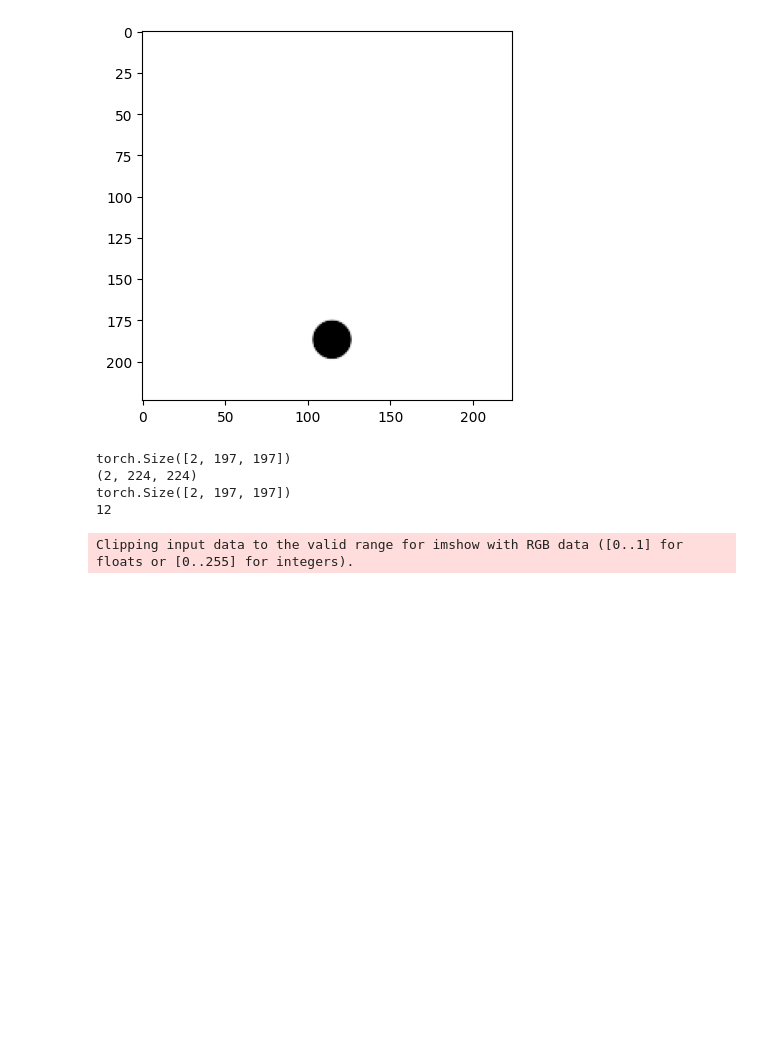
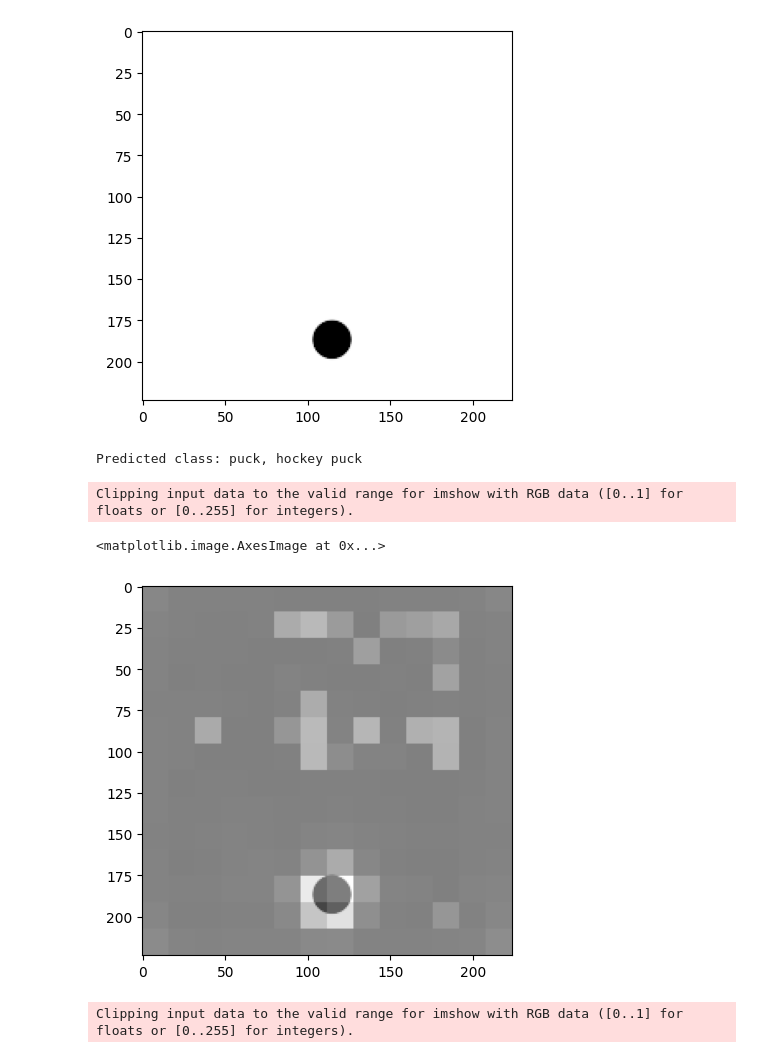
Before and after one commit to Bharat-Goyal/Numerosity-ViT, a Jupyter notebook: VIT_inference.ipynb, the cells around one changed output. Saved outputs shown, nothing was run; the diff lists cells and outputs as text; code cells hidden in the pictures; blank space fills up the shorter version.

Commit message:
Functional code to generate plots for an experiment

```diff
--- a/VIT_inference.ipynb
+++ b/VIT_inference.ipynb
@@ -60,5 +33,7 @@ from PIL import Image
 i1 = Image.open('/home/hice1/bgoyal7/scratch/HML/experiment_data/exp1_equal_area_circles/1/1_1.png').convert("RGB")
 i2 = Image.open('/home/hice1/bgoyal7/scratch/HML/experiment_data/exp1_equal_area_circles/1/1_2.png').convert("RGB")
 processor = ViTImageProcessor.from_pretrained('google/vit-base-patch16-224')
-ls = [i1 for _ in range(2)]
-tempinputs = processor(images=ls, return_tensors="pt").to(device)
+# ls = [i1 for _ in range(2)]
+tempinputs = processor(images=i1, return_tensors="pt").to(device).pixel_values
+with torch.no_grad():
+    cur_outputs = model(tempinputs, output_attentions = True, output_hidden_states = True)
@@ -98,11 +46,0 @@ def get_cls_attention(outputs):
-# %%
-garb_overall, garb_imversion, garb_comp = get_cls_attention(batchoutput)
-print(garb_overall.shape)
-print(garb_imversion.shape)
-print(garb_comp[0].shape)
-print(len(garb_comp))
-# %% [output]
-torch.Size([2, 197, 197])
-(2, 224, 224)
-torch.Size([2, 197, 197])
-12
@@ -111,3 +47,22 @@ print(batchoutput.attentions[0].shape)
+# %%
+
+prediction = cur_outputs.logits.argmax(-1)
+print("Predicted class:", model.config.id2label[prediction.item()])
+# %% [output]
+Predicted class: puck, hockey puck
+# %%
+import matplotlib.pyplot as plt
+fig, ax = plt.subplots()
+
+# Display the first image
+ax.imshow(tempinputs.cpu().squeeze().permute(1, 2, 0))
+
+# Overlay the second image with transparency
+ax.imshow(img.squeeze(), alpha=0.5, cmap='gray')
+# %% [output]
+Clipping input data to the valid range for imshow with RGB data ([0..1] for floats or [0..255] for integers).
+<matplotlib.image.AxesImage at 0x...>
+[figure, added]
 # %%
 import numpy as np
 import matplotlib.pyplot as plt
```
Also changed, not shown: parts of 15 cells of this notebook, 4 other files.
